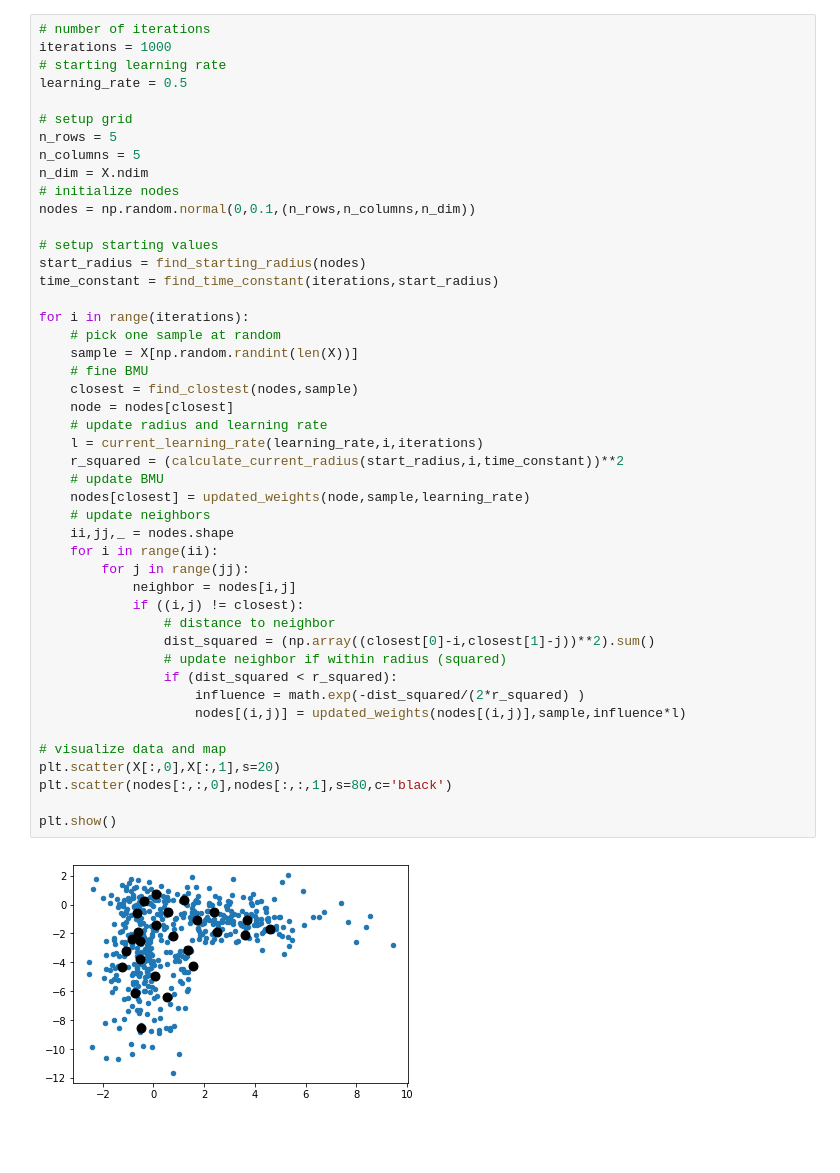
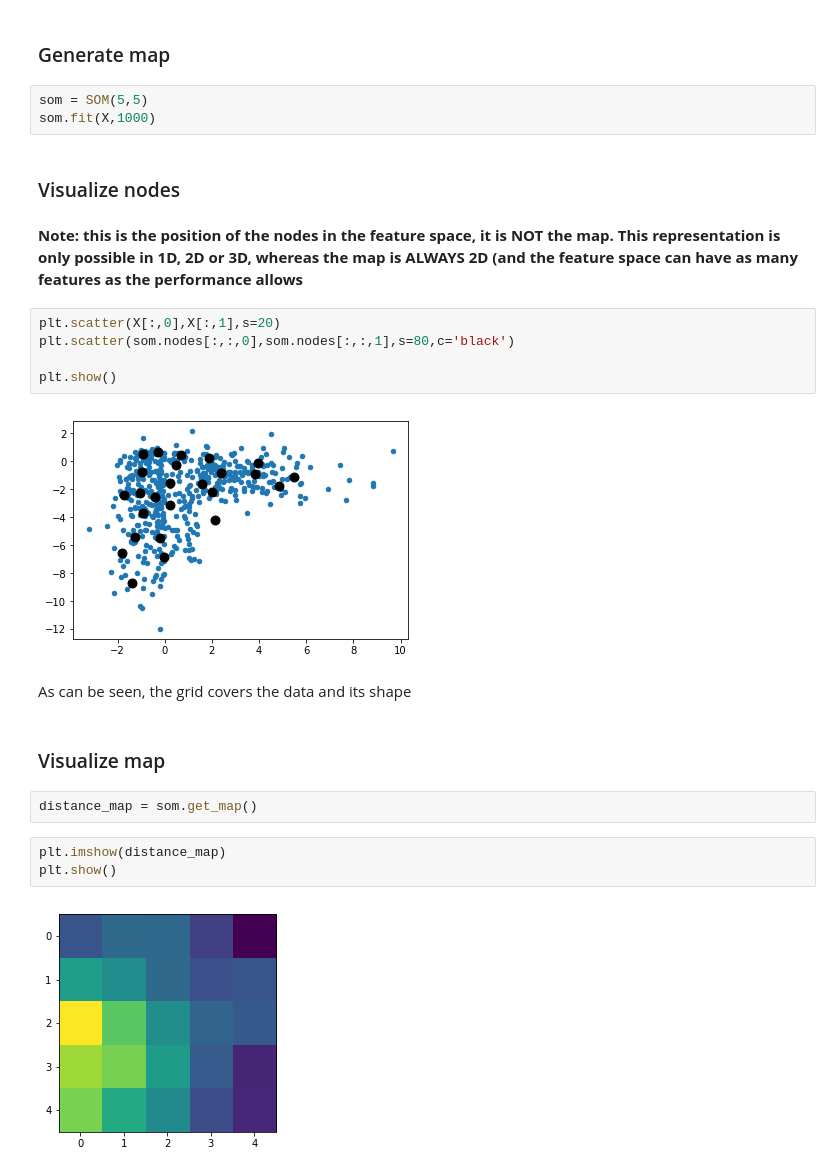
Before and after one commit to ralhadeff/basic-machine-learning, a Jupyter notebook: SelfOrganizingMap/som.ipynb, the cells around one changed output. Saved outputs shown, nothing was run; the diff lists cells and outputs as text; blank space fills up the shorter version.

```diff
--- a/SelfOrganizingMap/som.ipynb
+++ b/SelfOrganizingMap/som.ipynb
@@ -62,48 +23,27 @@ def current_learning_rate(start_learning_rate,iteration,total_iterations):
-# %%
-# number of iterations
-iterations = 1000
-# starting learning rate
-learning_rate = 0.5
-
-# setup grid
-n_rows = 5
-n_columns = 5
-n_dim = X.ndim
-# initialize nodes
-nodes = np.random.normal(0,0.1,(n_rows,n_columns,n_dim))
-
-# setup starting values
-start_radius = find_starting_radius(nodes)
-time_constant = find_time_constant(iterations,start_radius)
-
-for i in range(iterations):
-    # pick one sample at random
-    sample = X[np.random.randint(len(X))]
-    # fine BMU
-    closest = find_clostest(nodes,sample)
-    node = nodes[closest]
-    # update radius and learning rate
-    l = current_learning_rate(learning_rate,i,iterations)
-    r_squared = (calculate_current_radius(start_radius,i,time_constant))**2
-    # update BMU
-    nodes[closest] = updated_weights(node,sample,learning_rate)
-    # update neighbors
-    ii,jj,_ = nodes.shape
-    for i in range(ii):
-        for j in range(jj):
-            neighbor = nodes[i,j]
-            if ((i,j) != closest):
-                # distance to neighbor
-                dist_squared = (np.array((closest[0]-i,closest[1]-j))**2).sum()
-                # update neighbor if within radius (squared)
-                if (dist_squared < r_squared):
-                    influence = math.exp(-dist_squared/(2*r_squared) )
-                    nodes[(i,j)] = updated_weights(nodes[(i,j)],sample,influence*l)
-
-# visualize data and map
-plt.scatter(X[:,0],X[:,1],s=20)
-plt.scatter(nodes[:,:,0],nodes[:,:,1],s=80,c='black')
-
-plt.show()
-# %% [output]
-[figure, removed]
+# %% [markdown]
+### Generate map
+# %%
+som = SOM(5,5)
+som.fit(X,1000)
+# %% [markdown]
+### Visualize nodes
+# %% [markdown]
+**Note: this is the position of the nodes in the feature space, it is NOT the map. This representation is only possible in 1D, 2D or 3D, whereas the map is ALWAYS 2D (and the feature space can have as many features as the performance allows**
+# %%
+plt.scatter(X[:,0],X[:,1],s=20)
+plt.scatter(som.nodes[:,:,0],som.nodes[:,:,1],s=80,c='black')
+
+plt.show()
+# %% [output]
+[figure, added]
+# %% [markdown]
+As can be seen, the grid covers the data and its shape
+# %% [markdown]
+### Visualize map
+# %%
+distance_map = som.get_map()
+# %%
+plt.imshow(distance_map)
+plt.show()
+# %% [output]
+[figure, added]
```
Also changed, not shown: parts of 18 cells of this notebook.
